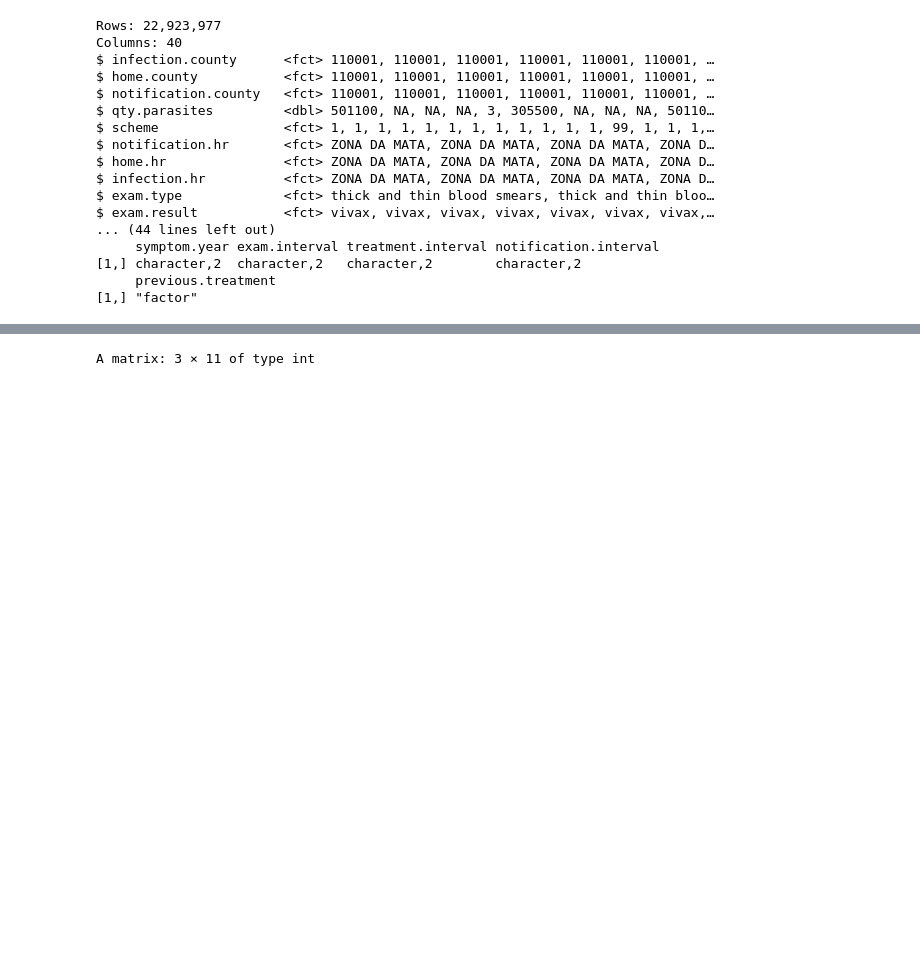
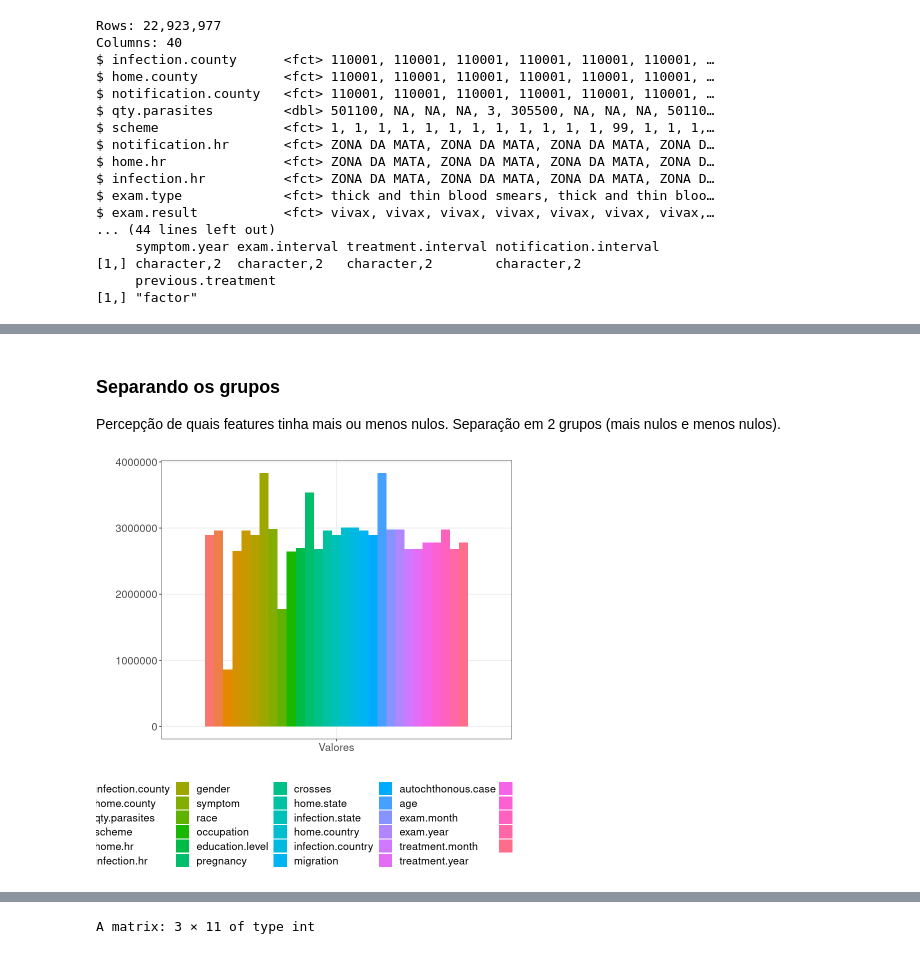
Before and after one commit to frankfaisca/cefet-min-dados, a Jupyter notebook: pattern_prediction.ipynb, the cells around one changed output, grey strips where cells are left out. Cells and saved outputs as stored; diff of their text form; code cells hidden in the pictures; blank space fills up the shorter version.

```diff
--- a/pattern_prediction.ipynb
+++ b/pattern_prediction.ipynb
@@ -69,0 +108,15 @@ $ exam.result           <fct> vivax, vivax, vivax, vivax, vivax, vivax, vivax,
+# %% [markdown]
+### Separando os grupos
+Percepção de quais features tinha mais ou menos nulos.
+Separação em 2 grupos (mais nulos e menos nulos).
+# %%
+pequenos <- c("notification.hr", "notification.county", "exam.type", "exam.result",
+             "hemiparasite", "detection.type", "cvl.case", "notification.state",
+             "notification.month", "notification.year", "previous.treatment")
+
+# Delete columns by excluding them using negative index
+check_df_pequeno <- check_df[, !names(check_df) %in% pequenos]
+grf2 <- plot_groupedbar(check_df_pequeno) + font #Não conseguiu plotar 40 colres
+plot(grf2)
+# %% [output]
+[figure, added]
```
Also changed, not shown: parts of 22 cells of this notebook.
